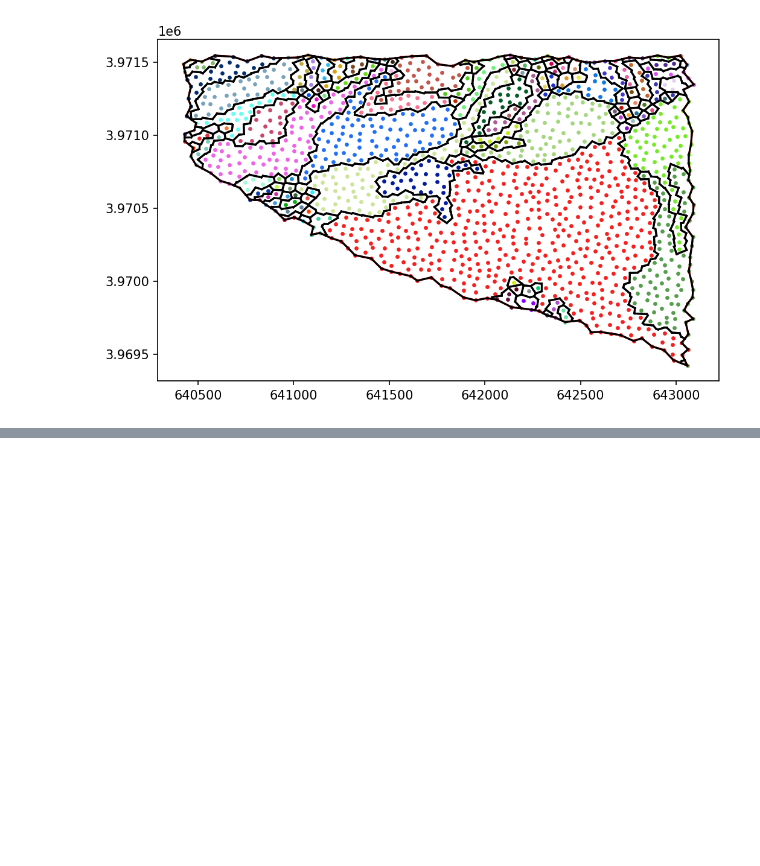
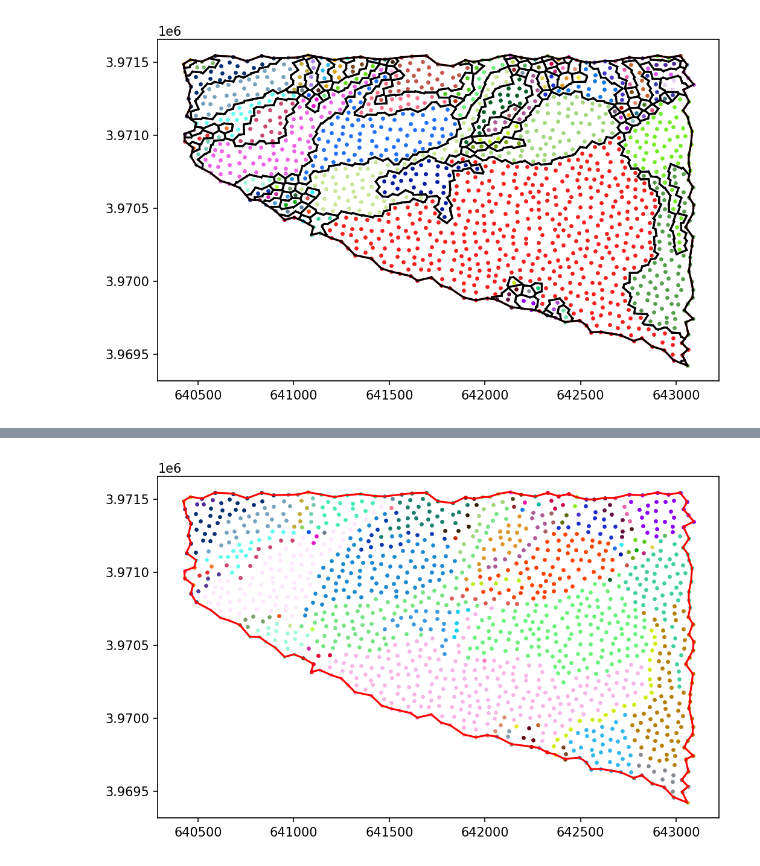
Before and after one commit to Jfeatherstone/CommunityDetectionVis, a Jupyter notebook: CommunityWise.ipynb, the cells around one changed output, grey strips where cells are left out. Cells and saved outputs as stored; diff of their text form; code cells hidden in the pictures; blank space fills up the shorter version.

```diff
--- a/CommunityWise.ipynb
+++ b/CommunityWise.ipynb
@@ -140,0 +156,27 @@ plt.show()
+# %%
+# Now we can create a graph from the consensus matrix
+graph = nx.from_numpy_matrix(consensusMatrix)
+
+# And perform the community detection
+# .7 is pretty arbitrary here, I need to ask Vrinda what she uses
+# I think she also mentioned she's modified genlouvain a little, so this
+# might not be exactly the same
+partition = community_louvain.best_partition(graph, resolution=.7, randomize=True)
+partition = list(partition.values())
+# %%
+# Now show everything
+fig, ax = plt.subplots(1, 1, figsize=(8, 5))
+
+randomColors = visual.genRandomColors(max(partition)+1)
+
+# Plot the points
+visual.drawPoints(ax, points, partition, randomColors, s=5)
+
+#print(communityBoundaries[15])
+#print(hullLines[0:10])
+# Draw the boundaries for specific comminities
+visual.drawLines(ax, hullLines, 'red')
+
+plt.show()
+# %% [output]
+[figure, added]
```
Also changed, not shown: parts of 6 cells of this notebook, 13 other files.
